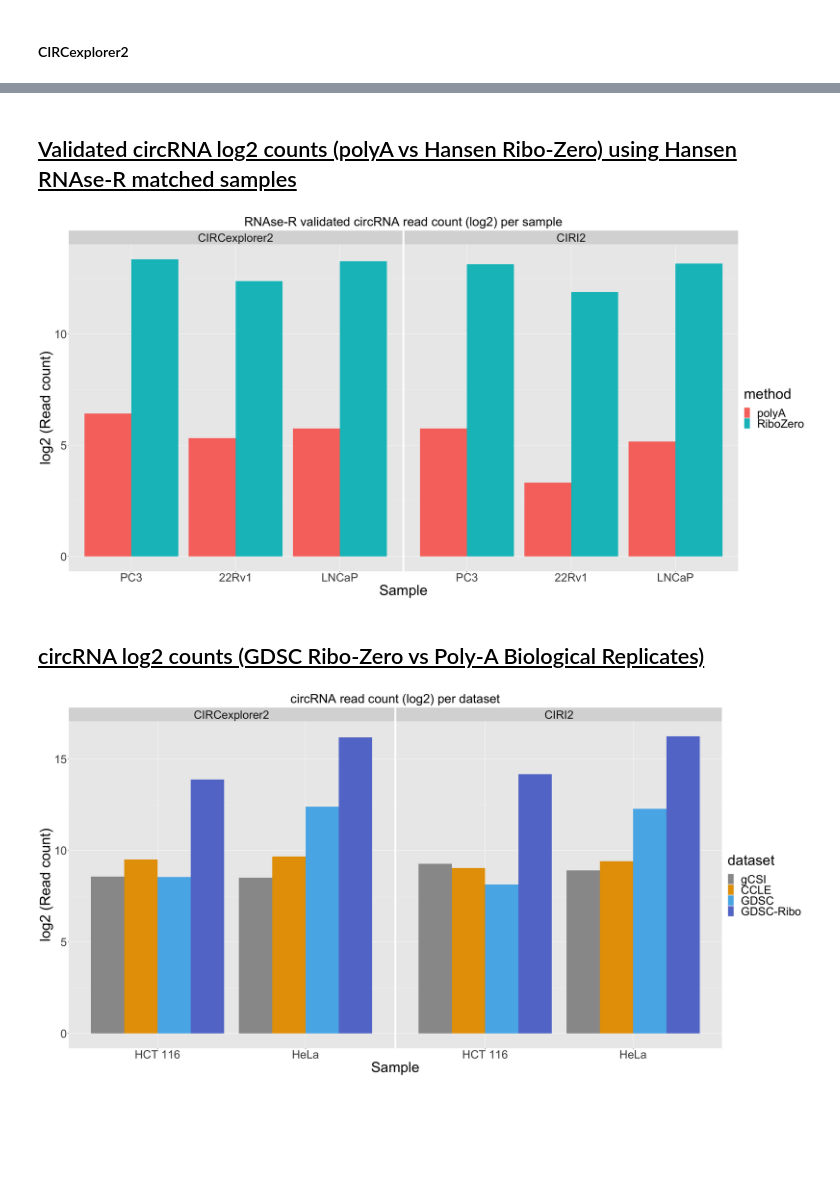
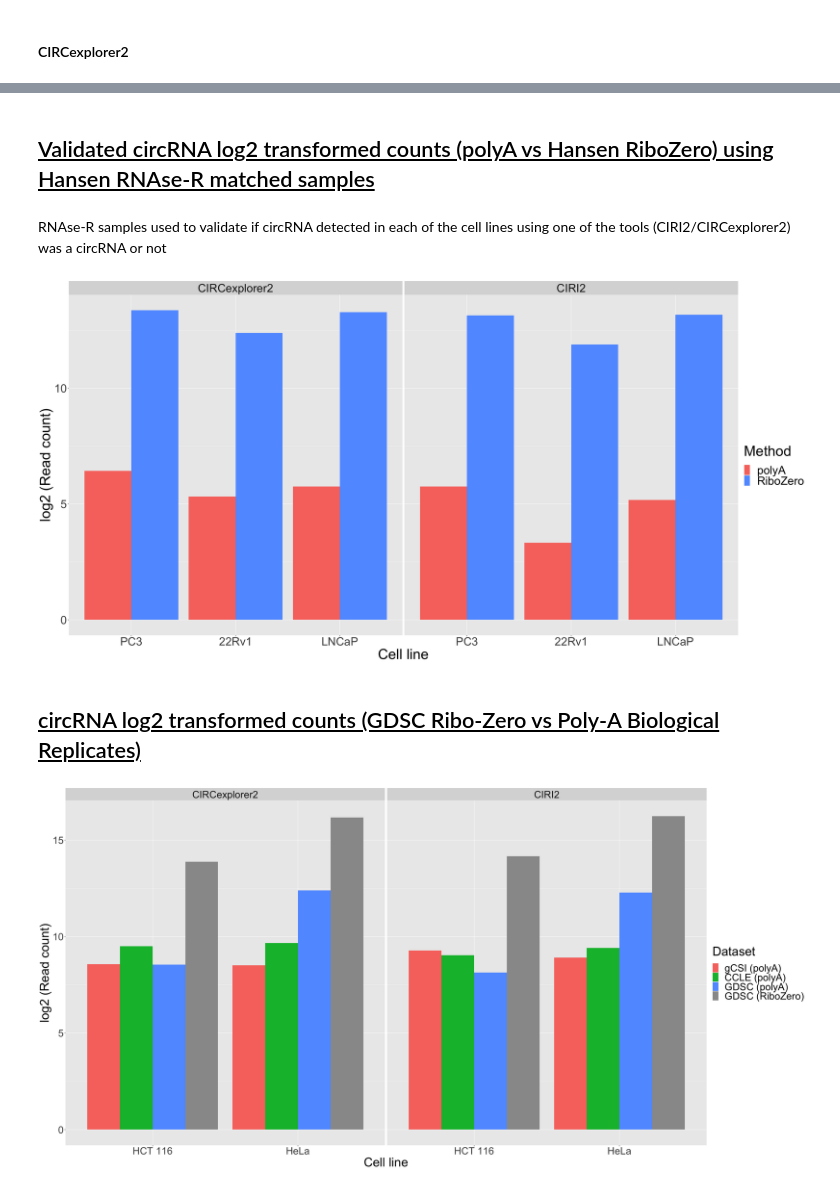
Before and after one commit to anthfm/circRNA, a Jupyter notebook: summarize_circRNA.ipynb, the cells around one changed output, grey strips where cells are left out. Drawn from its saved outputs; the diff is of its cells as text; code cells hidden in the pictures; blank space fills up the shorter version.

```diff
--- a/summarize_circRNA.ipynb
+++ b/summarize_circRNA.ipynb
@@ -85,6 +91,11 @@ summarizeCIRI <- function(dir_path){
     sample_name <- gsub(".*/","", sample_name)
     sample <- sample[which(sample$circRNA_type=="exon"),] #keep only exonic circRNA's
     sample <- sample[which(sample$junction_reads >= 2),] #keep only circRNA's with >= 2 junction reads
+
+    #convert coordinate from 1-based to 0-based to match CIRCexplorer2 coordinates
+    sample$circRNA_start <- sample$circRNA_start - 1
+    sample$circRNA_ID <- paste0(sample$chr, ":", sample$circRNA_start, "|", sample$circRNA_end)
+
     circRNA_ids <- c(sample$circRNA_ID, circRNA_ids)
     count <- sum(sample$junction_reads) #total number of junction reads per sample
     circ_counts_df[f,] <- c(sample_name,count)
@@ -551,5 +679,7 @@ Using sample as id variables
 # %% [markdown]
-## <u>Validated circRNA log2 counts (polyA vs Hansen Ribo-Zero) using Hansen RNAse-R matched samples</u>
+## <u>Validated circRNA log2 transformed counts (polyA vs Hansen RiboZero) using Hansen RNAse-R matched samples</u>
+# %% [markdown]
+RNAse-R samples used to validate if circRNA detected in each of the cell lines using one of the tools (CIRI2/CIRCexplorer2) was a circRNA or not
 # %%
 ##organize RNAse-R validated CIRI2 counts into transposed df for plotting
 validated_polyA_ciri <- rbind(c("PC3", round(mean(c(as.numeric(validated_polyA_ciri$count[3]),
@@ -601,11 +731,11 @@ combined_validated <- rbind(combined_ciri, combined_circ)
 # %%
 ggplot(combined_validated, aes(x = sample, y = log2(count), fill=method)) +
   geom_bar(stat="identity",position="dodge") +
-  xlab("Sample")+ylab("log2 (Read count)") + facet_wrap(~ tool) + ggtitle("RNAse-R validated circRNA read count (log2) per sample")+ theme(plot.title = element_text(hjust = 0.5, size=35), text = element_text(size=40))
+  xlab("Cell line")+ylab("log2 (Read count)") + facet_wrap(~ tool) + theme(plot.title = element_text(hjust = 0.5, size=35), text = element_text(size=40)) + scale_fill_manual(values=c("#F8766D", "#619CFF"), name = "Method")
 # %% [output]
-[figure, old version]
+[figure, new version]
 # %% [markdown]
-## <u>circRNA log2 counts (GDSC Ribo-Zero vs Poly-A Biological Replicates)</u>
+## <u>circRNA log2 transformed counts (GDSC Ribo-Zero vs Poly-A Biological Replicates)</u>
 # %%
 #organize summarized CIRCexplorer2 counts with GDSC-Ribo replicates into transposed df for plotting
 gdsc_ribo_circ <- circ_combined[c("HCT 116","HeLa"),]
@@ -621,8 +751,8 @@ colnames(gdsc_ribo_ciri_t) <- c("dataset","sample","count","tool")
 # %%
 gdsc_ribo_combined <- rbind(gdsc_ribo_ciri_t, gdsc_ribo_circ_t)
 # %%
-ggplot(gdsc_ribo_combined, aes(x = sample, y = log2(count), fill=dataset)) + scale_fill_manual(values=c("#999999", "#E69F00", "#56B4E9", "#647BD0")) +
+ggplot(gdsc_ribo_combined, aes(x = sample, y = log2(count), fill=dataset)) + scale_fill_manual(values=c("#F8766D","#00BA38","#619CFF", "#999999"), name = "Dataset", labels = c("gCSI (polyA)", "CCLE (polyA)", "GDSC (polyA)","GDSC (RiboZero)")) +
   geom_bar(stat="identity",position="dodge") +
-  xlab("Sample")+ylab("log2 (Read count)") + facet_wrap(~ tool) + ggtitle("circRNA read count (log2) per dataset")+ theme(plot.title = element_text(hjust = 0.5, size=35), text = element_text(size=40))
+  xlab("Cell line")+ylab("log2 (Read count)") + facet_wrap(~ tool) + theme(text = element_text(size=35))
 # %% [output]
-[figure, old version]
+[figure, new version]
```
Also changed, not shown: parts of 19 cells of this notebook.
